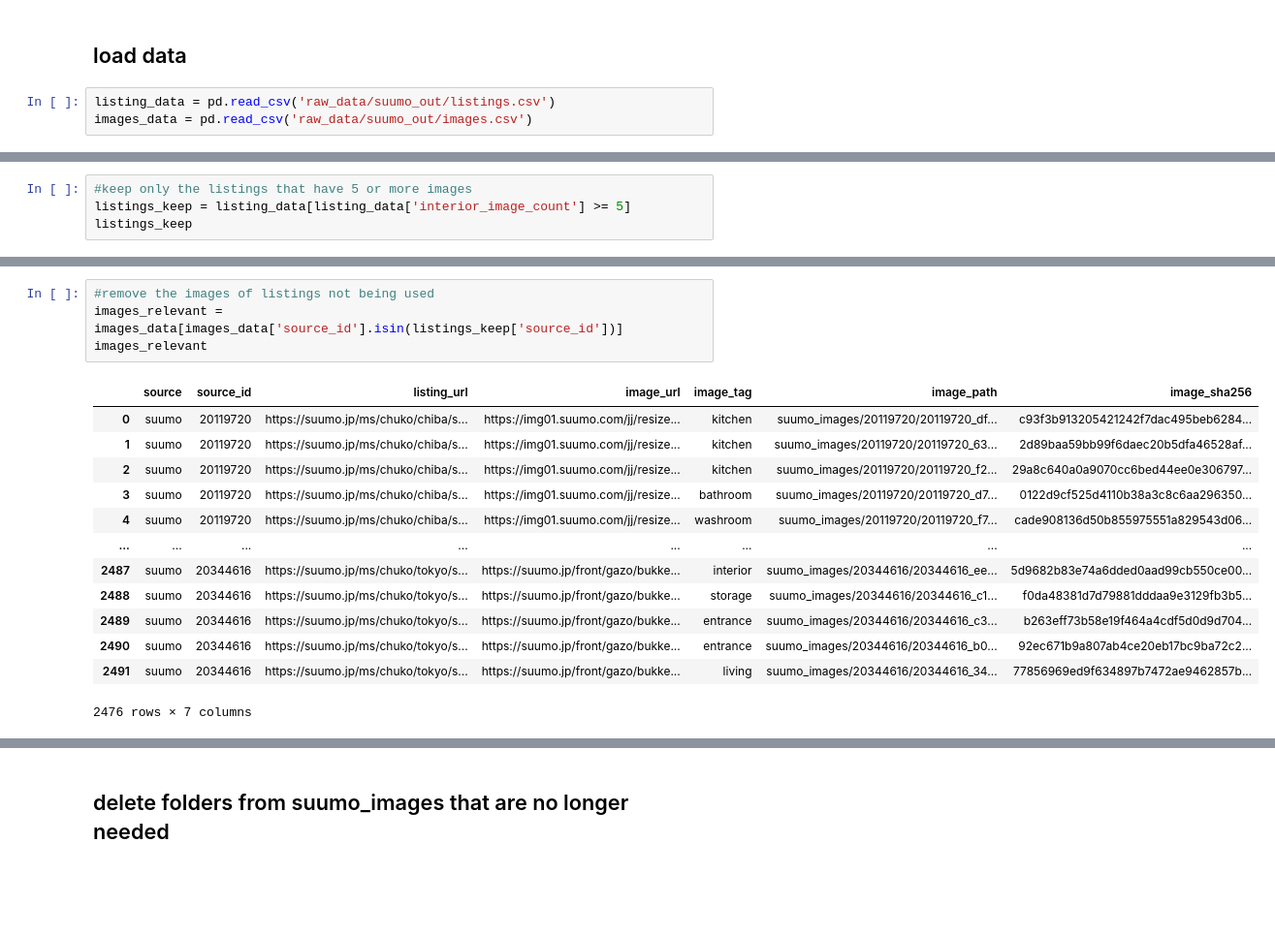
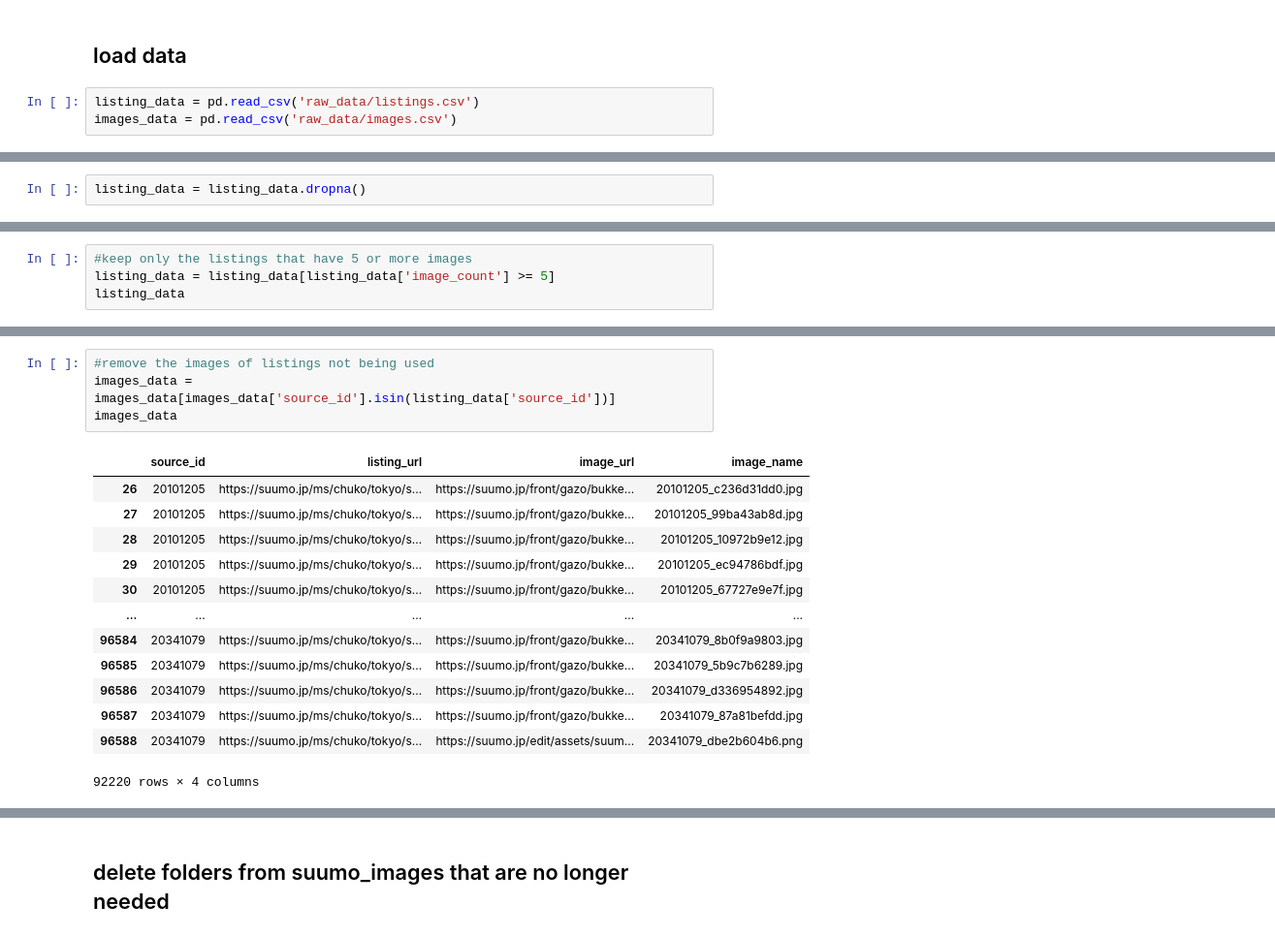
Before and after one commit to katiarojas87/final-project, a Jupyter notebook: preprocess.ipynb, the cells around one changed output, grey strips where cells are left out. Shown at 97% size. Cells and saved outputs as stored; diff of their text form; blank space fills up the shorter version.

```diff
--- a/preprocess.ipynb
+++ b/preprocess.ipynb
@@ -11,6 +11,6 @@ import os
 # %% [markdown]
 ## load data
 # %%
-listing_data = pd.read_csv('raw_data/suumo_out/listings.csv')
-images_data = pd.read_csv('raw_data/suumo_out/images.csv')
+listing_data = pd.read_csv('raw_data/listings.csv')
+images_data = pd.read_csv('raw_data/images.csv')
 # %% [markdown]
@@ -50,0 +110,2 @@ images_data
+# %%
+listing_data = listing_data.dropna()
@@ -51,5 +136,5 @@ images_data
 # %%
 #keep only the listings that have 5 or more images
-listings_keep = listing_data[listing_data['interior_image_count'] >= 5]
-listings_keep
+listing_data = listing_data[listing_data['image_count'] >= 5]
+listing_data
 # %% [output]
@@ -69,18 +154,18 @@ listings_keep
 # %%
 #remove the images of listings not being used
-images_relevant = images_data[images_data['source_id'].isin(listings_keep['source_id'])]
-images_relevant
+images_data = images_data[images_data['source_id'].isin(listing_data['source_id'])]
+images_data
 # %% [output]
-|  | source | source_id | listing_url | image_url | image_tag | image_path | image_sha256 |
-| 0 | suumo | 20119720 | https://suumo.jp/ms/chuko/chiba/s... | https://img01.suumo.com/jj/resize... | kitchen | suumo_images/20119720/20119720_df... | c93f3b913205421242f7dac495beb6284... |
-| 1 | suumo | 20119720 | https://suumo.jp/ms/chuko/chiba/s... | https://img01.suumo.com/jj/resize... | kitchen | suumo_images/20119720/20119720_63... | 2d89baa59bb99f6daec20b5dfa46528af... |
-| 2 | suumo | 20119720 | https://suumo.jp/ms/chuko/chiba/s... | https://img01.suumo.com/jj/resize... | kitchen | suumo_images/20119720/20119720_f2... | 29a8c640a0a9070cc6bed44ee0e306797... |
-| 3 | suumo | 20119720 | https://suumo.jp/ms/chuko/chiba/s... | https://img01.suumo.com/jj/resize... | bathroom | suumo_images/20119720/20119720_d7... | 0122d9cf525d4110b38a3c8c6aa296350... |
-| 4 | suumo | 20119720 | https://suumo.jp/ms/chuko/chiba/s... | https://img01.suumo.com/jj/resize... | washroom | suumo_images/20119720/20119720_f7... | cade908136d50b855975551a829543d06... |
-| ... | ... | ... | ... | ... | ... | ... | ... |
-| 2487 | suumo | 20344616 | https://suumo.jp/ms/chuko/tokyo/s... | https://suumo.jp/front/gazo/bukke... | interior | suumo_images/20344616/20344616_ee... | 5d9682b83e74a6dded0aad99cb550ce00... |
-| 2488 | suumo | 20344616 | https://suumo.jp/ms/chuko/tokyo/s... | https://suumo.jp/front/gazo/bukke... | storage | suumo_images/20344616/20344616_c1... | f0da48381d7d79881dddaa9e3129fb3b5... |
-| 2489 | suumo | 20344616 | https://suumo.jp/ms/chuko/tokyo/s... | https://suumo.jp/front/gazo/bukke... | entrance | suumo_images/20344616/20344616_c3... | b263eff73b58e19f464a4cdf5d0d9d704... |
-| 2490 | suumo | 20344616 | https://suumo.jp/ms/chuko/tokyo/s... | https://suumo.jp/front/gazo/bukke... | entrance | suumo_images/20344616/20344616_b0... | 92ec671b9a807ab4ce20eb17bc9ba72c2... |
-| 2491 | suumo | 20344616 | https://suumo.jp/ms/chuko/tokyo/s... | https://suumo.jp/front/gazo/bukke... | living | suumo_images/20344616/20344616_34... | 77856969ed9f634897b7472ae9462857b... |
+|  | source_id | listing_url | image_url | image_name |
+| 26 | 20101205 | https://suumo.jp/ms/chuko/tokyo/s... | https://suumo.jp/front/gazo/bukke... | 20101205_c236d31dd0.jpg |
+| 27 | 20101205 | https://suumo.jp/ms/chuko/tokyo/s... | https://suumo.jp/front/gazo/bukke... | 20101205_99ba43ab8d.jpg |
+| 28 | 20101205 | https://suumo.jp/ms/chuko/tokyo/s... | https://suumo.jp/front/gazo/bukke... | 20101205_10972b9e12.jpg |
+| 29 | 20101205 | https://suumo.jp/ms/chuko/tokyo/s... | https://suumo.jp/front/gazo/bukke... | 20101205_ec94786bdf.jpg |
+| 30 | 20101205 | https://suumo.jp/ms/chuko/tokyo/s... | https://suumo.jp/front/gazo/bukke... | 20101205_67727e9e7f.jpg |
+| ... | ... | ... | ... | ... |
+| 96584 | 20341079 | https://suumo.jp/ms/chuko/tokyo/s... | https://suumo.jp/front/gazo/bukke... | 20341079_8b0f9a9803.jpg |
+| 96585 | 20341079 | https://suumo.jp/ms/chuko/tokyo/s... | https://suumo.jp/front/gazo/bukke... | 20341079_5b9c7b6289.jpg |
+| 96586 | 20341079 | https://suumo.jp/ms/chuko/tokyo/s... | https://suumo.jp/front/gazo/bukke... | 20341079_d336954892.jpg |
+| 96587 | 20341079 | https://suumo.jp/ms/chuko/tokyo/s... | https://suumo.jp/front/gazo/bukke... | 20341079_87a81befdd.jpg |
+| 96588 | 20341079 | https://suumo.jp/ms/chuko/tokyo/s... | https://suumo.jp/edit/assets/suum... | 20341079_dbe2b604b6.png |
-2476 rows × 7 columns
+92220 rows × 4 columns
```
Also changed, not shown: parts of 21 cells of this notebook, 1 other file.
